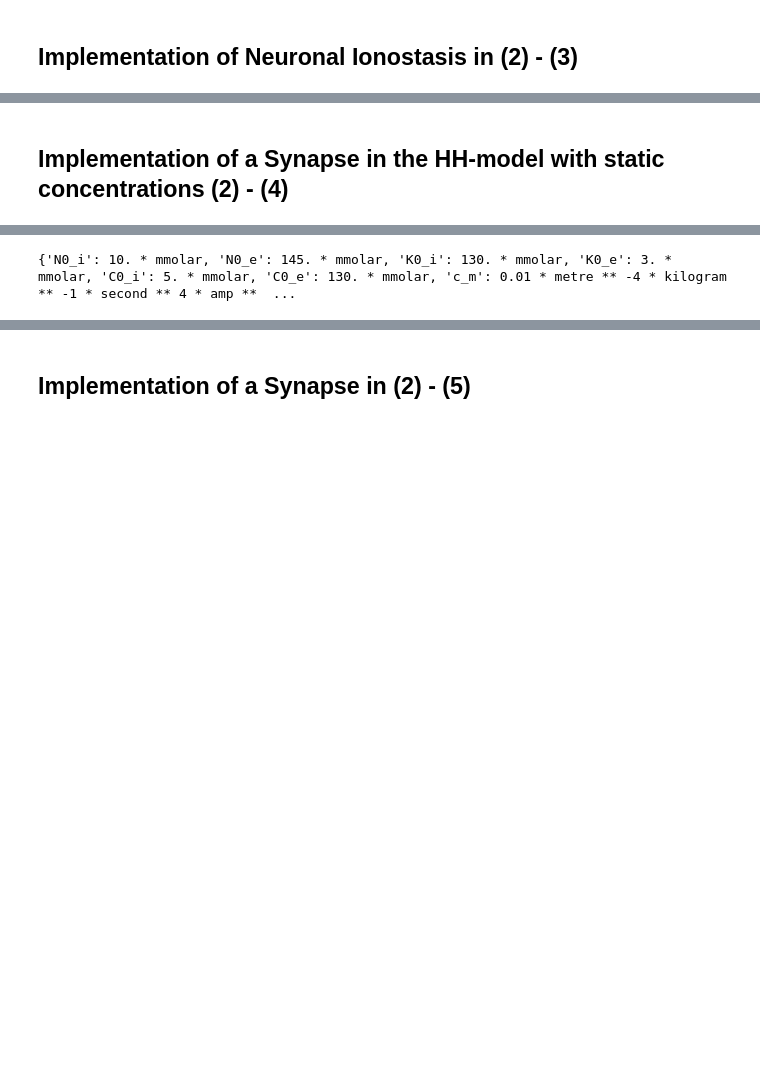
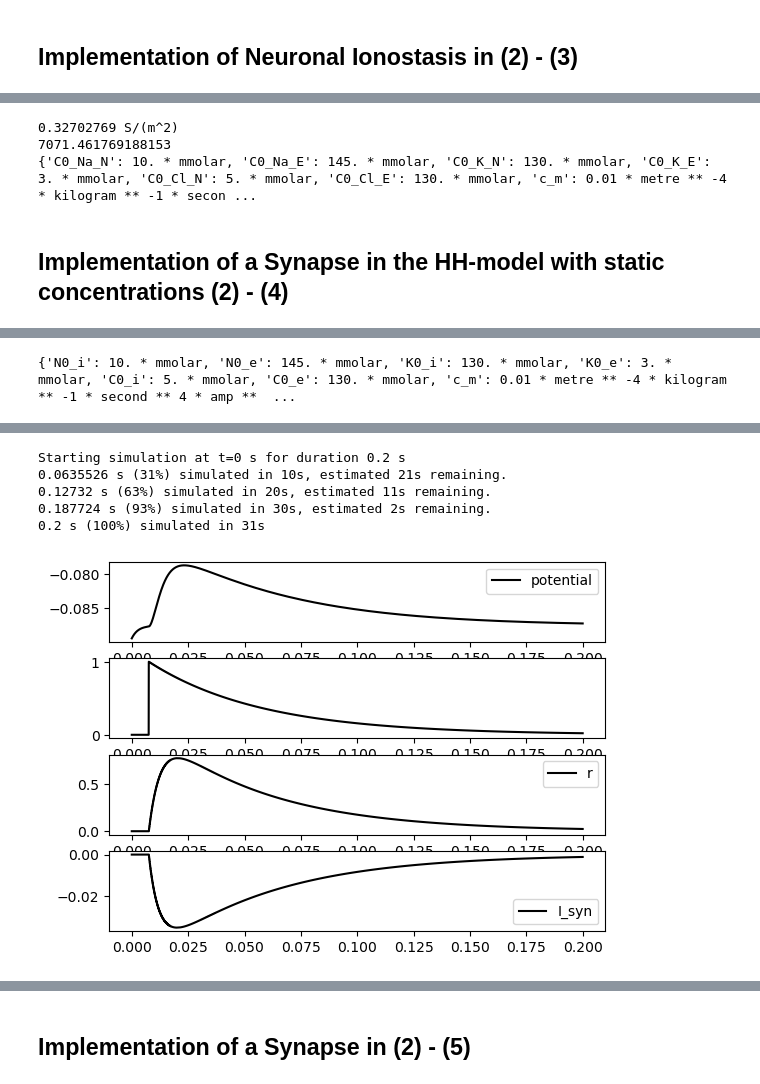
Before and after one commit to luggacode/NGILab, a Jupyter notebook: Modeling/Implementation_neurons_Hodgkin-Huxley.ipynb, the cells around one changed output, grey strips where cells are left out. Drawn from its saved outputs; the diff is of its cells as text; code cells hidden in the pictures; blank space fills up the shorter version.

Commit message:
IMPLEMENTATION EXCITATORY and INHIBITORY SYNAPSE + ADJUSTMENTS HH-ECS

```diff
--- a/Modeling/Implementation_neurons_Hodgkin-Huxley.ipynb
+++ b/Modeling/Implementation_neurons_Hodgkin-Huxley.ipynb
@@ -943,3 +809,10 @@ Starting simulation at t=0 s for duration 0.2 s
+# %%
+p = lpc5_parameters()
+print(p)
+# %% [output]
+0.32702769 S/(m^2)
+7071.461769188153
+{'C0_Na_N': 10. * mmolar, 'C0_Na_E': 145. * mmolar, 'C0_K_N': 130. * mmolar, 'C0_K_E': 3. * mmolar, 'C0_Cl_N': 5. * mmolar, 'C0_Cl_E': 130. * mmolar, 'c_m': 0.01 * metre ** -4 * kilogram ** -1 * secon ...
 # %% [markdown]
 ## Implementation of a Synapse in the HH-model with static concentrations (2) - (4)
 # %%
@@ -1117,20 +990,14 @@ def lpc5_parameters(model='hh-neuron',**kwargs):
             ## External Stimulation
             'I_dc'  : 0*namp/cm**2,
             'I_ramp': 0*namp/cm**2,
-            'I_max' : 42000*namp/cm**2,
+            'I_max' : 0*namp/cm**2,
             'T_ramp': 100*second,
             'TimedArray': ta,
             ## times
             't_step': 0.05 * second,
             't_end' : 0.1 * second,
             ## Synapse reversal potential
-            'E_syn' : 50 * mvolt,
-            'tau_r_x' : 5*ms,
-            'tau_x' : 50*ms,
-            'J' : 4,
-            'g_s' : 35*usiemens/cm**2,
             'E_syn': 50*mvolt
-
             }
 
     pars = varargin(pars,**kwargs)
@@ -1194,6 +1061,7 @@ def lpc5_neuron(N,params,model='hh-neuron',name='hh*',dt=None):
             I_K=g_K*n*(v-E_K)                               : amp/meter**2
             I_Cl_L=g_Cl*(v-E_Cl)                            : amp/meter**2
             dv/dt=(I_inj-I_Na-I_K-I_Cl_L-I_syn)/c_m         : volt
+            g_syn                               : siemens/meter**2
             I_syn = g_syn*(v - E_syn)                       : amp/meter**2
         ''')
     else:
@@ -1208,9 +1076,9 @@ def lpc5_neuron(N,params,model='hh-neuron',name='hh*',dt=None):
                          dt=dt)
 
     # Initialize gating variables
-    neuron.m = 0.01
-    neuron.h = 0.99
-    neuron.n = 0.01
+    neuron.m = calculate_gating_variable_m(-89.36394687557272)
+    neuron.h = calculate_gating_variable_h(-89.36394687557272)
+    neuron.n = calculate_gating_variable_n(-89.36394687557272)
 
     return neuron
 
@@ -1227,7 +1095,11 @@ def single_synapse(input_signal, neurons_2):
 
     ## synapse params
     Synapse_pars = {
-
+        'E_syn' : 50 * mvolt,
+        'tau_r_x' : 5*ms,
+        'tau_x' : 50*ms,
+        'J' : 5,
+        'g_s' : 35*usiemens/cm**2
         #'c_m': 1*ufarad/cm**2,
         #'weight': 60*mvolt,
         #'neuron_firing' : TimedArray(s_values, dt=defaultclock.dt)
@@ -1235,9 +1107,12 @@ def single_synapse(input_signal, neurons_2):
 
 
     synapse_eqs = '''
+    g_syn_post = g_s * r  : siemens/meter ** 2 (summed)
+    dr/dt = (-r + x_syn)/tau_r_x   : 1
+    dx_syn/dt = (-x_syn)/tau_x       : 1
     '''
     synapse_action = '''
-    x += J
+    x_syn += J
     '''
     S = Synapses(input_signal, neurons_2, model=synapse_eqs, on_pre=synapse_action, namespace=Synapse_pars)
     S.connect()
@@ -1269,7 +1144,7 @@ def lpc5_simulation(duration=0.2,model='hh-neuron-synapse',**kwargs):
 
     # Initialize first neuron
     cell = lpc5_neuron(1,params,model=model,name='HH',dt=0.1*us)
-    cell.v = NernstPotential(params['C0_e'],params['C0_i'],-1,params['T_exp'])*volt
+    cell.v = -89.36394687557272 * mvolt
 
     # Initialize second neuron
     indices = array([0])
@@ -1298,20 +1173,14 @@ def lpc5_simulation(duration=0.2,model='hh-neuron-synapse',**kwargs):
 
     ## Visualizing data
     if model=='hh-neuron-synapse':
-        fig, ax = plt.subplots(7, 1)
+        fig, ax = plt.subplots(4, 1)
         ax[0].plot(sv_mon.t, sv_mon.v[:].T, 'k-', label = 'potential')
         ax[0].legend()
         ax[1].plot(synapse_monitor.t, synapse_monitor.x_syn[:].T, 'k-')
         ax[2].plot(synapse_monitor.t, synapse_monitor.r[:].T, 'k-', label = 'r')
         ax[2].legend()
-        ax[3].plot(synapse_monitor.t, synapse_monitor.u[:].T, 'k-', label = 'TimedArray')
+        ax[3].plot(synapse_monitor.t, sv_mon.I_syn[:].T, 'k-', label = 'I_syn')
         ax[3].legend()
-        ax[4].plot(synapse_monitor.t, synapse_monitor.a[:].T, 'k-', label = '')
-        ax[4].legend()
-        ax[5].plot(synapse_monitor.t, synapse_monitor.b[:].T, 'k-', label = '')
-        ax[5].legend()
-        ax[6].plot(synapse_monitor.t, sv_mon.I_syn, 'k-', label = 'I_syn')
-        ax[6].legend()
 
 
 
@@ -1352,7 +1221,7 @@ if __name__=="__main__":
     # #-------------------------------------------------------------------------------------------------------------------
     print(lpc5_parameters('hh-neuron',I_dc=10**4.5*nA/cm**2))
     # Single Neuron
-    lpc5_simulation(duration=0.2,model='hh-neuron-synapse',I_dc=10**4.2*nA/cm**2)
+    lpc5_simulation(duration=0.2,model='hh-neuron-synapse',I_dc=0**4.2*nA/cm**2)
 
     # #-------------------------------------------------------------------------------------------------------------------
     ## Show figures
@@ -1364,0 +1235,6 @@ ValueError: 'g_syn_post' cannot be used as a variable name, the '_pre' and '_pos
+Starting simulation at t=0 s for duration 0.2 s
+0.0635526 s (31%) simulated in 10s, estimated 21s remaining.
+0.12732 s (63%) simulated in 20s, estimated 11s remaining.
+0.187724 s (93%) simulated in 30s, estimated 2s remaining.
+0.2 s (100%) simulated in 31s
+[figure, added]
```
Also changed, not shown: parts of 5 cells of this notebook, 3 other files.
